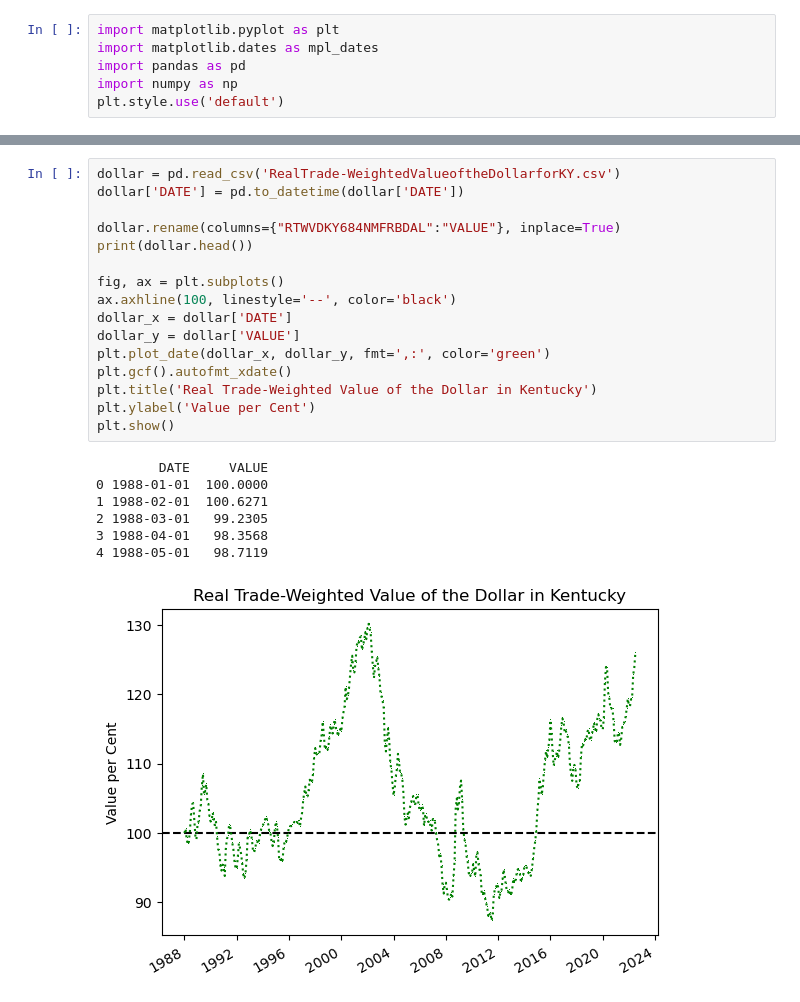
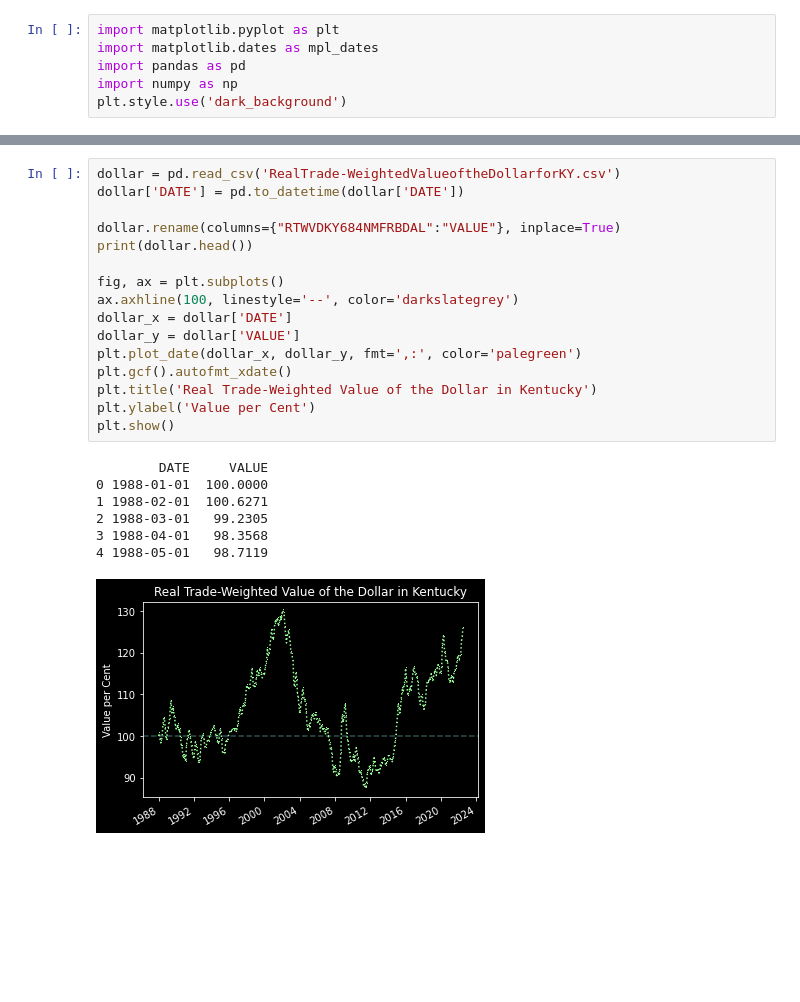
Before and after one commit to keith-flynn/KYbytheNumbers, a Jupyter notebook: KYbytheNumbers.ipynb, the cells around one changed output, grey strips where cells are left out. Cells and saved outputs as stored; diff of their text form; blank space fills up the shorter version.

Commit message:
dark mode for real this time

```diff
--- a/KYbytheNumbers.ipynb
+++ b/KYbytheNumbers.ipynb
@@ -3,7 +3,7 @@ import matplotlib.pyplot as plt
 import matplotlib.dates as mpl_dates
 import pandas as pd
 import numpy as np
-plt.style.use('default')
+plt.style.use('dark_background')
 # %%
 unemployment = pd.read_csv('KYUnemployment.csv')
 unemployment['DATE'] = pd.to_datetime(unemployment['DATE'])
@@ -109,24 +109,24 @@ plt.show()
 # %%
 dollar = pd.read_csv('RealTrade-WeightedValueoftheDollarforKY.csv')
 dollar['DATE'] = pd.to_datetime(dollar['DATE'])
 
 dollar.rename(columns={"RTWVDKY684NMFRBDAL":"VALUE"}, inplace=True)
 print(dollar.head())
 
 fig, ax = plt.subplots()
-ax.axhline(100, linestyle='--', color='black')
+ax.axhline(100, linestyle='--', color='darkslategrey')
 dollar_x = dollar['DATE']
 dollar_y = dollar['VALUE']
-plt.plot_date(dollar_x, dollar_y, fmt=',:', color='green')
+plt.plot_date(dollar_x, dollar_y, fmt=',:', color='palegreen')
 plt.gcf().autofmt_xdate()
 plt.title('Real Trade-Weighted Value of the Dollar in Kentucky')
 plt.ylabel('Value per Cent')
 plt.show()
 # %% [output]
         DATE     VALUE
 0 1988-01-01  100.0000
 1 1988-02-01  100.6271
 2 1988-03-01   99.2305
 3 1988-04-01   98.3568
 4 1988-05-01   98.7119
-[figure, old version]
+[figure, new version]
```
Also changed, not shown: parts of 6 cells of this notebook.
